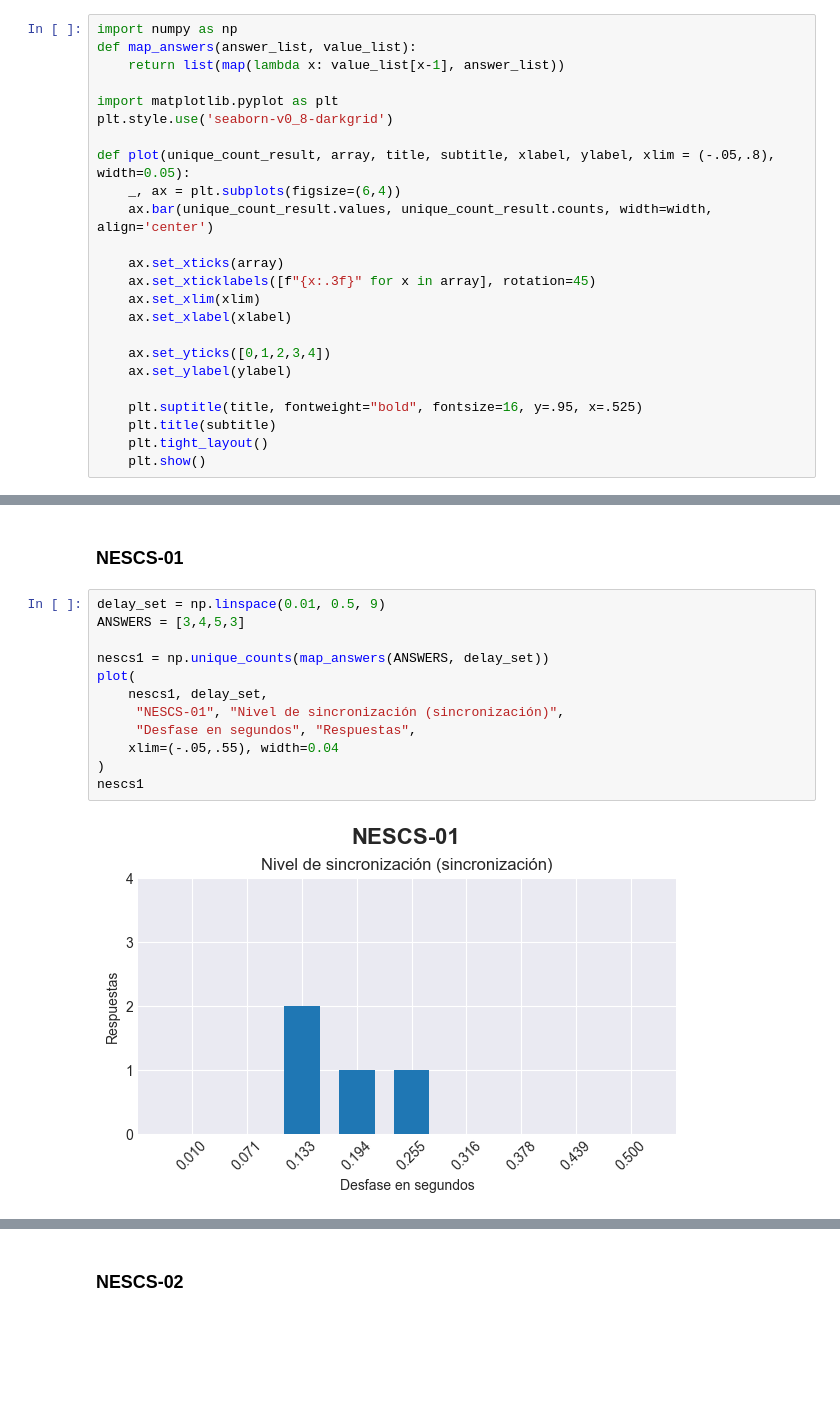
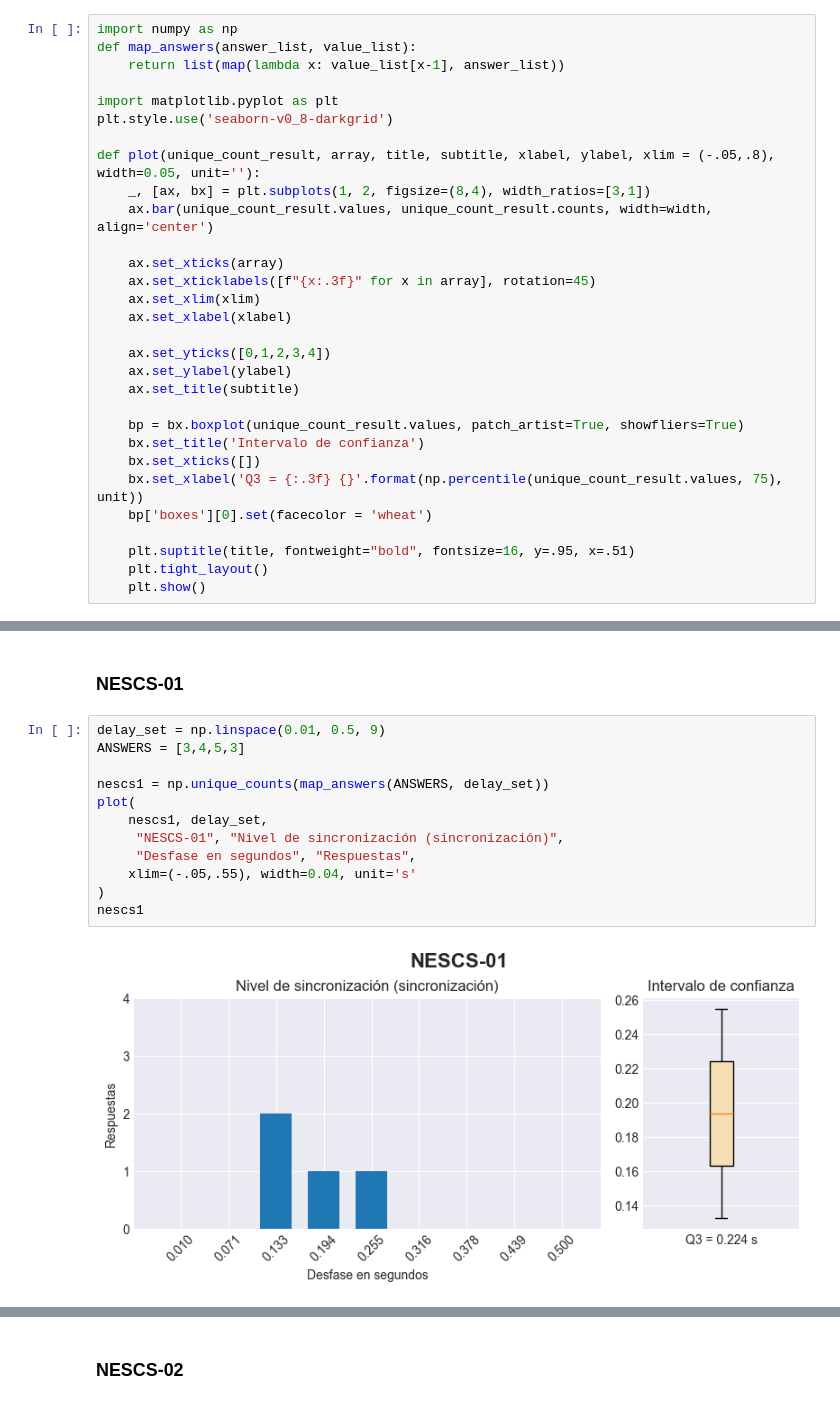
Before and after one commit to smartnexus/tfm, a Jupyter notebook: testbench/results.ipynb, the cells around one changed output, grey strips where cells are left out. Cells and saved outputs as stored; diff of their text form; blank space fills up the shorter version.

```diff
--- a/testbench/results.ipynb
+++ b/testbench/results.ipynb
@@ -11,8 +11,8 @@ def map_answers(answer_list, value_list):
 import matplotlib.pyplot as plt
 plt.style.use('seaborn-v0_8-darkgrid')
 
-def plot(unique_count_result, array, title, subtitle, xlabel, ylabel, xlim = (-.05,.8), width=0.05):
-    _, ax = plt.subplots(figsize=(6,4))
+def plot(unique_count_result, array, title, subtitle, xlabel, ylabel, xlim = (-.05,.8), width=0.05, unit=''):
+    _, [ax, bx] = plt.subplots(1, 2, figsize=(8,4), width_ratios=[3,1])
     ax.bar(unique_count_result.values, unique_count_result.counts, width=width, align='center')
 
     ax.set_xticks(array)
@@ -22,9 +22,15 @@ def plot(unique_count_result, array, title, subtitle, xlabel, ylabel, xlim = (-.
 
     ax.set_yticks([0,1,2,3,4])
     ax.set_ylabel(ylabel)
+    ax.set_title(subtitle)
 
-    plt.suptitle(title, fontweight="bold", fontsize=16, y=.95, x=.525)
-    plt.title(subtitle)
+    bp = bx.boxplot(unique_count_result.values, patch_artist=True, showfliers=True)
+    bx.set_title('Intervalo de confianza')
+    bx.set_xticks([])
+    bx.set_xlabel('Q3 = {:.3f} {}'.format(np.percentile(unique_count_result.values, 75), unit))
+    bp['boxes'][0].set(facecolor = 'wheat')
+
+    plt.suptitle(title, fontweight="bold", fontsize=16, y=.95, x=.51)
     plt.tight_layout()
     plt.show()
 # %% [markdown]
@@ -67,17 +73,17 @@ UniqueCountsResult(values=array([0.454, 0.602, 0.75 ]), counts=array([2, 1, 1]))
 # %%
 delay_set = np.linspace(0.01, 0.5, 9)
 ANSWERS = [3,4,5,3]
 
 nescs1 = np.unique_counts(map_answers(ANSWERS, delay_set))
 plot(
     nescs1, delay_set,
      "NESCS-01", "Nivel de sincronización (sincronización)",
      "Desfase en segundos", "Respuestas",
-    xlim=(-.05,.55), width=0.04
+    xlim=(-.05,.55), width=0.04, unit='s'
 )
 nescs1
 # %% [output]
-[figure, old version]
+[figure, new version]
 UniqueCountsResult(values=array([0.1325 , 0.19375, 0.255  ]), counts=array([2, 1, 1]))
 # %% [markdown]
 ### **NESCS-02**
```
Also changed, not shown: parts of 5 cells of this notebook.
